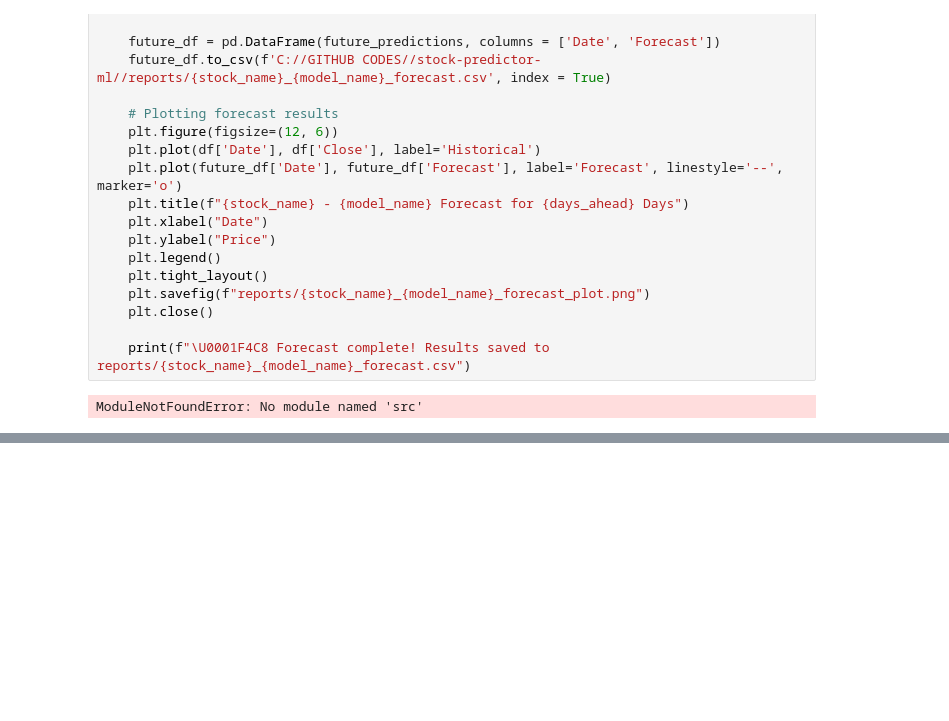
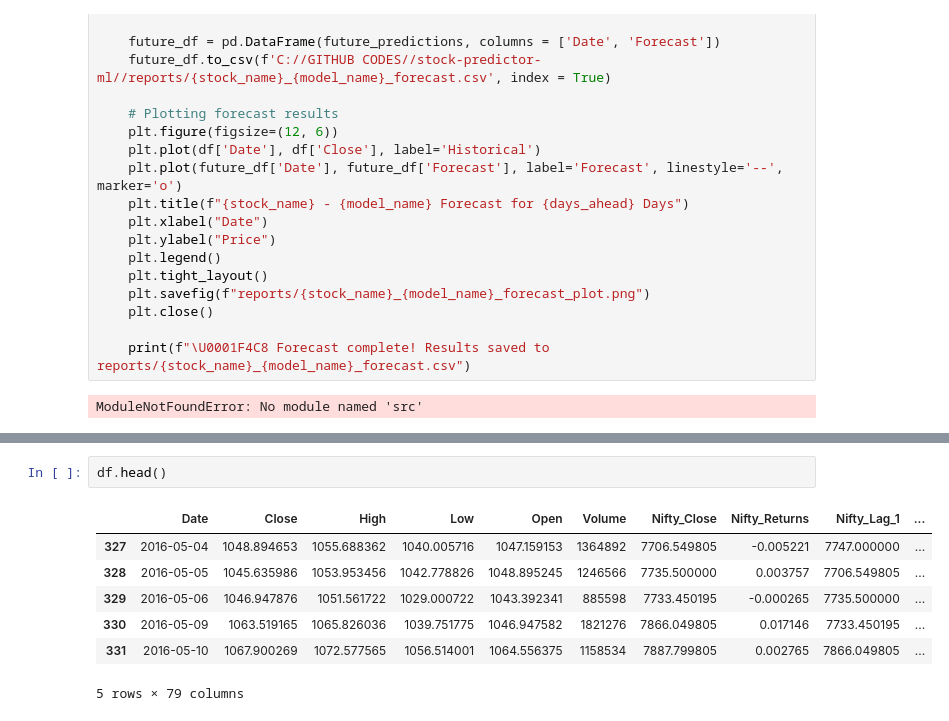
Before and after one commit to prasad14082000/stock-predictor-ml-app, a Jupyter notebook: notebooks/07_python_scripts_check.ipynb, the cells around one changed output, grey strips where cells are left out. Drawn from its saved outputs; the diff is of its cells as text; blank space fills up the shorter version.

```diff
--- a/notebooks/07_python_scripts_check.ipynb
+++ b/notebooks/07_python_scripts_check.ipynb
@@ -389,0 +535,10 @@ ModuleNotFoundError: No module named 'src'
+# %%
+df.head()
+# %% [output]
+|  | Date | Close | High | Low | Open | Volume | Nifty_Close | Nifty_Returns | Nifty_Lag_1 | ... |
+| 327 | 2016-05-04 | 1048.894653 | 1055.688362 | 1040.005716 | 1047.159153 | 1364892 | 7706.549805 | -0.005221 | 7747.000000 | ... |
+| 328 | 2016-05-05 | 1045.635986 | 1053.953456 | 1042.778826 | 1048.895245 | 1246566 | 7735.500000 | 0.003757 | 7706.549805 | ... |
+| 329 | 2016-05-06 | 1046.947876 | 1051.561722 | 1029.000722 | 1043.392341 | 885598 | 7733.450195 | -0.000265 | 7735.500000 | ... |
+| 330 | 2016-05-09 | 1063.519165 | 1065.826036 | 1039.751775 | 1046.947582 | 1821276 | 7866.049805 | 0.017146 | 7733.450195 | ... |
+| 331 | 2016-05-10 | 1067.900269 | 1072.577565 | 1056.514001 | 1064.556375 | 1158534 | 7887.799805 | 0.002765 | 7866.049805 | ... |
+5 rows × 79 columns
```
Also changed, not shown: parts of 10 cells of this notebook, 33 other files.
